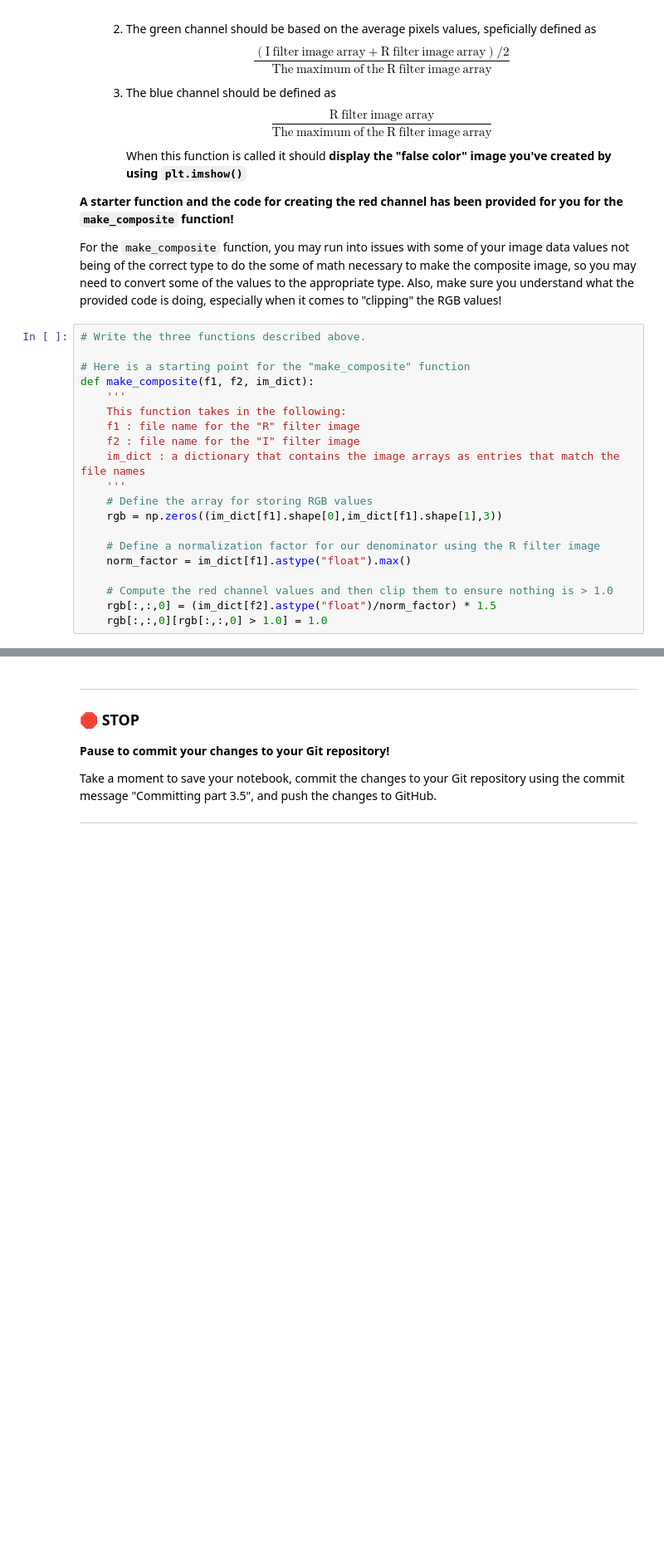
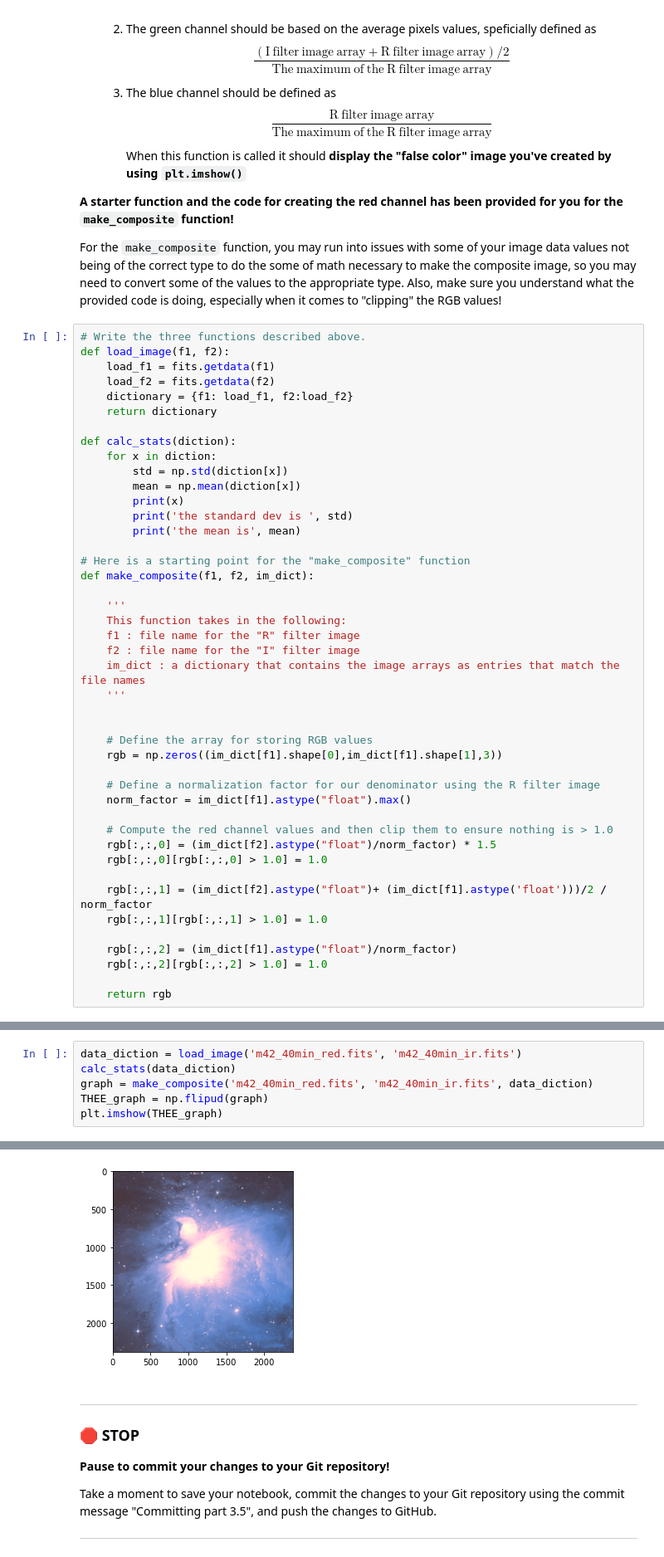
Before and after one commit to alhaida1/cmse202-s21-turnin, a Jupyter notebook: hw-01/HW-01_GitPracticeDebuggingAndPythonPackages-STUDENT.ipynb, the cells around one changed output, grey strips where cells are left out. Shown: that part at 83% size. Drawn from its saved outputs; the diff is of its cells as text; blank space fills up the shorter version.

```diff
--- a/hw-01/HW-01_GitPracticeDebuggingAndPythonPackages-STUDENT.ipynb
+++ b/hw-01/HW-01_GitPracticeDebuggingAndPythonPackages-STUDENT.ipynb
@@ -385,15 +385,31 @@ Now that you've been able to read, manipulate, and display FITS file images, we'
 For the `make_composite` function, you may run into issues with some of your image data values not being of the correct type to do the some of math necessary to make the composite image, so you may need to convert some of the values to the appropriate type. Also, make sure you understand what the provided code is doing, especially when it comes to "clipping" the RGB values!
 # %%
 # Write the three functions described above.
+def load_image(f1, f2):
+    load_f1 = fits.getdata(f1)
+    load_f2 = fits.getdata(f2)
+    dictionary = {f1: load_f1, f2:load_f2}
+    return dictionary
+
+def calc_stats(diction):
+    for x in diction:
+        std = np.std(diction[x])
+        mean = np.mean(diction[x])
+        print(x)
+        print('the standard dev is ', std)
+        print('the mean is', mean)
 
 # Here is a starting point for the "make_composite" function
 def make_composite(f1, f2, im_dict):
+
     '''
     This function takes in the following:
     f1 : file name for the "R" filter image
     f2 : file name for the "I" filter image
     im_dict : a dictionary that contains the image arrays as entries that match the file names
     '''
+
+
     # Define the array for storing RGB values
     rgb = np.zeros((im_dict[f1].shape[0],im_dict[f1].shape[1],3))
 
@@ -403,6 +419,14 @@ def make_composite(f1, f2, im_dict):
     # Compute the red channel values and then clip them to ensure nothing is > 1.0
     rgb[:,:,0] = (im_dict[f2].astype("float")/norm_factor) * 1.5
     rgb[:,:,0][rgb[:,:,0] > 1.0] = 1.0
+
+    rgb[:,:,1] = (im_dict[f2].astype("float")+ (im_dict[f1].astype('float')))/2 / norm_factor
+    rgb[:,:,1][rgb[:,:,1] > 1.0] = 1.0
+
+    rgb[:,:,2] = (im_dict[f1].astype("float")/norm_factor)
+    rgb[:,:,2][rgb[:,:,2] > 1.0] = 1.0
+
+    return rgb
 # %% [markdown]
 **&#9989; Question 16 [4 points]:** Now that you've defined your class methods, you're going to put them to use. In the following cell:
 1. Load the images using your `load_images()` function.
@@ -423,0 +446,7 @@ image_data_ir = np.random.exponential(600,size=(1000,1000))
+# %%
+data_diction = load_image('m42_40min_red.fits', 'm42_40min_ir.fits')
+calc_stats(data_diction)
+graph = make_composite('m42_40min_red.fits', 'm42_40min_ir.fits', data_diction)
+THEE_graph = np.flipud(graph)
+plt.imshow(THEE_graph)
+# %% [output]
@@ -424,3 +460,4 @@ image_data_ir = np.random.exponential(600,size=(1000,1000))
+[figure, added]
 # %% [markdown]
 ---
 ### &#128721; STOP
```
Also changed, not shown: parts of 4 cells of this notebook.
